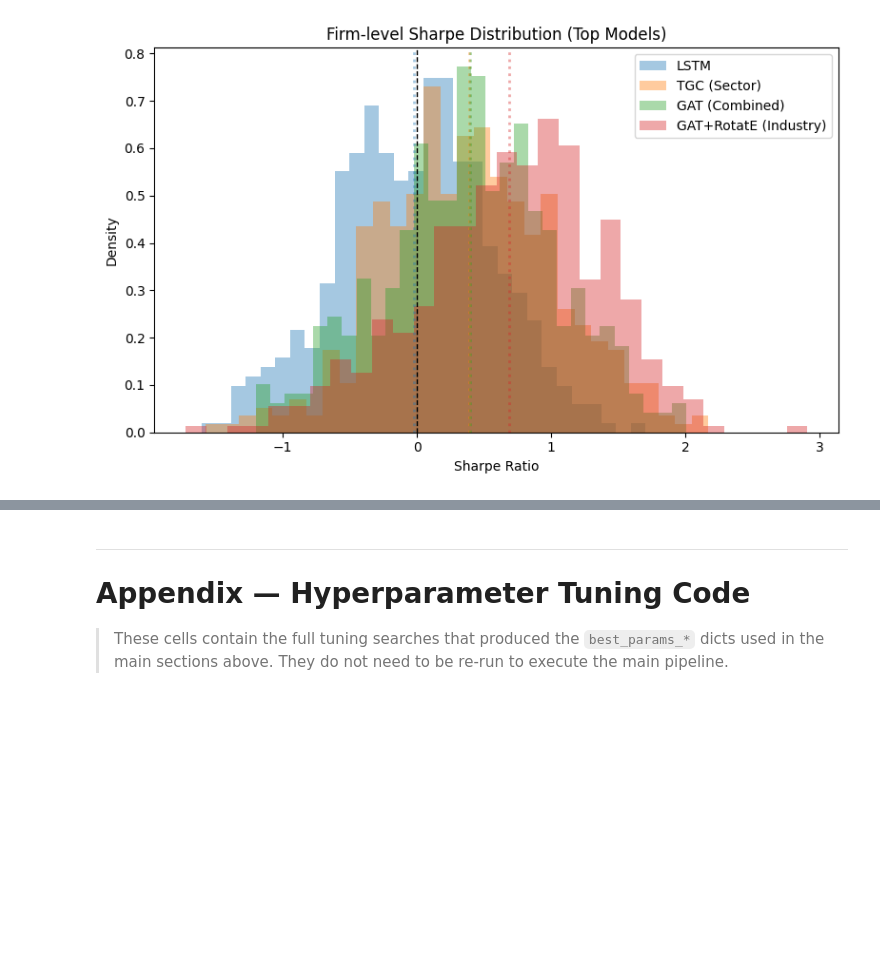
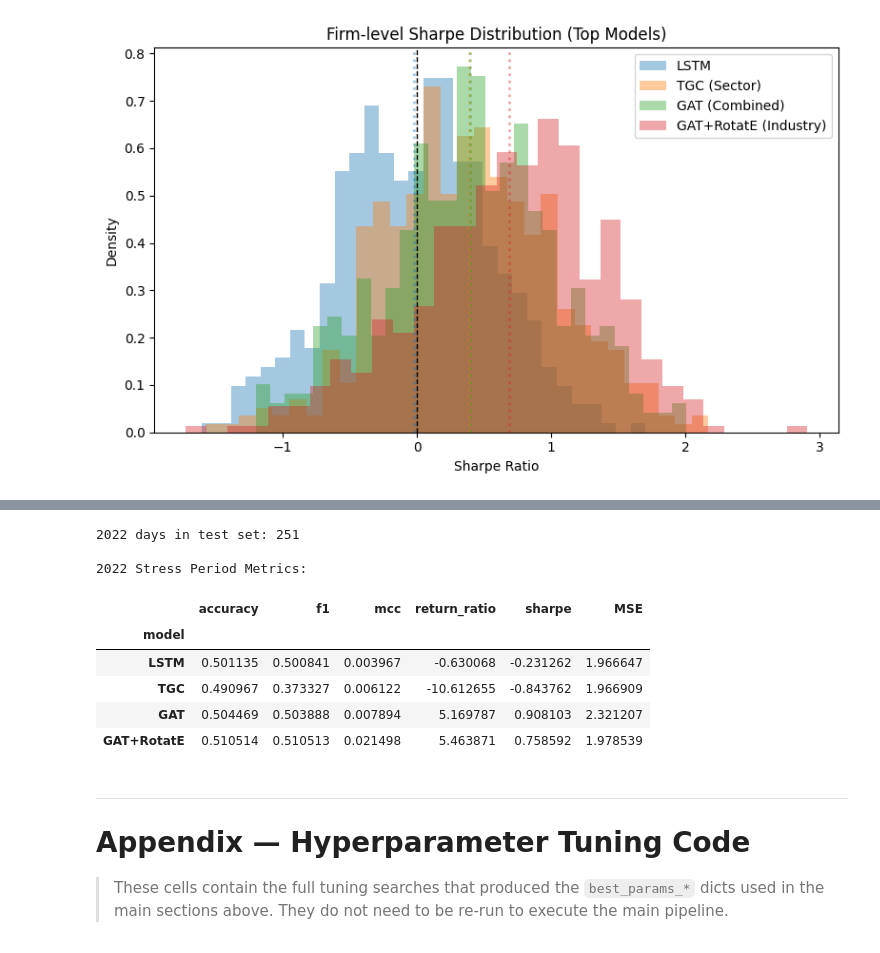
Before and after one commit to math869c/graph_representation_st457, a Jupyter notebook: master_notebook_udpated_evaluation.ipynb, the cells around one changed output, grey strips where cells are left out. Drawn from its saved outputs; the diff is of its cells as text; code cells hidden in the pictures; blank space fills up the shorter version.

```diff
--- a/master_notebook_udpated_evaluation.ipynb
+++ b/master_notebook_udpated_evaluation.ipynb
@@ -1521,20 +1518,0 @@ print_box_plots(MSE_dict_RotatE)
-# %%
-import torch
-import os
-
-save_dir = "saved_models"
-os.makedirs(save_dir, exist_ok=True)
-
-for model_name, model_dict in model_dicts.items():
-    for edge_type, content in model_dict.items():
-
-        model = content["model"]
-
-        torch.save({
-            "model_name": model_name,
-            "edge_type": edge_type,
-            "state_dict": model.state_dict(),
-            "params": content.get("params", None)  # if you stored hyperparams
-        }, f"{save_dir}/{model_name}_{edge_type}.pt")
-
-print("All models saved.")
@@ -1984,3 +1758,52 @@ rank_display.to_csv("rq2_ranked_model_table.csv", index=False)
+# %%
+# RQ3 — 2022 Stress Period Analysis
+
+# load all predictions from saved files
+pred_scaled_LSTM = np.load('Best_models/pred_LSTM.npy')
+y_test = np.load('Best_models/y_test.npy')
+pred_TGC = np.load('Best_models/pred_TGC_everything.npy')
+pred_GAT = np.load('Best_models/pred_GAT_everything.npy')
+pred_RotatE = np.load('Best_models/pred_GAT_RotatE_everything.npy')
+
+# recover test set dates
+open_prices_interp.index = pd.to_datetime(open_prices_interp.index)
+dates = open_prices_interp.index[29:]
+dates_seq = dates[8:]
+n = len(dates_seq)
+val_end = n // 2 + n // 4
+test_dates = dates_seq[val_end:]
+
+# find 2022 indices
+idx_2022 = [i for i, d in enumerate(test_dates) if d.year == 2022]
+print(f"2022 days in test set: {len(idx_2022)}")
+
+# slice to 2022
+y_2022 = y_test[idx_2022]
+pred_LSTM_2022   = pred_scaled_LSTM[idx_2022]
+pred_TGC_2022    = pred_TGC[idx_2022]
+pred_GAT_2022    = pred_GAT[idx_2022]
+pred_RotatE_2022 = pred_RotatE[idx_2022]
+
+# compute metrics
+rows = []
+for name, pred in [('LSTM', pred_LSTM_2022), ('TGC', pred_TGC_2022),
+                    ('GAT', pred_GAT_2022), ('GAT+RotatE', pred_RotatE_2022)]:
+    m = compute_metrics(y_2022, pred)
+    rows.append({'model': name, **m})
+
+df_2022 = pd.DataFrame(rows).set_index('model')
+print("\n2022 Stress Period Metrics:")   #yes, the graph-augmented models (GAT, GAT+RotatE) do outperform LSTM during the 2022 stress period, especially on financial metrics
+display(df_2022)
+# %% [output]
+2022 days in test set: 251
+
+2022 Stress Period Metrics:
+|  | accuracy | f1 | mcc | return_ratio | sharpe | MSE |
+| model |  |  |  |  |  |  |
+| LSTM | 0.501135 | 0.500841 | 0.003967 | -0.630068 | -0.231262 | 1.966647 |
+| TGC | 0.490967 | 0.373327 | 0.006122 | -10.612655 | -0.843762 | 1.966909 |
+| GAT | 0.504469 | 0.503888 | 0.007894 | 5.169787 | 0.908103 | 2.321207 |
+| GAT+RotatE | 0.510514 | 0.510513 | 0.021498 | 5.463871 | 0.758592 | 1.978539 |
 # %% [markdown]
 ---
 # Appendix — Hyperparameter Tuning Code
```
Also changed, not shown: parts of 17 cells of this notebook, 1 other file.
